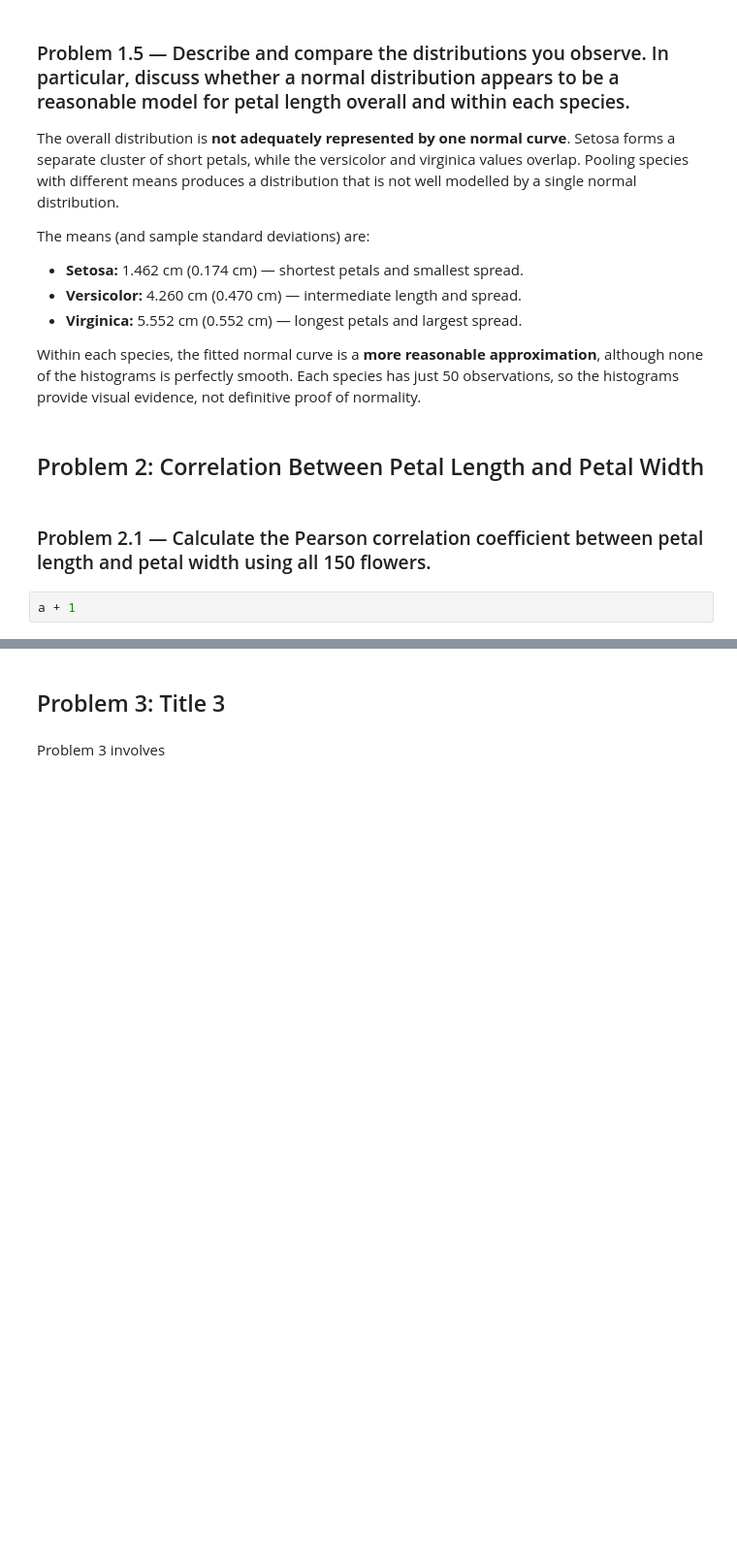
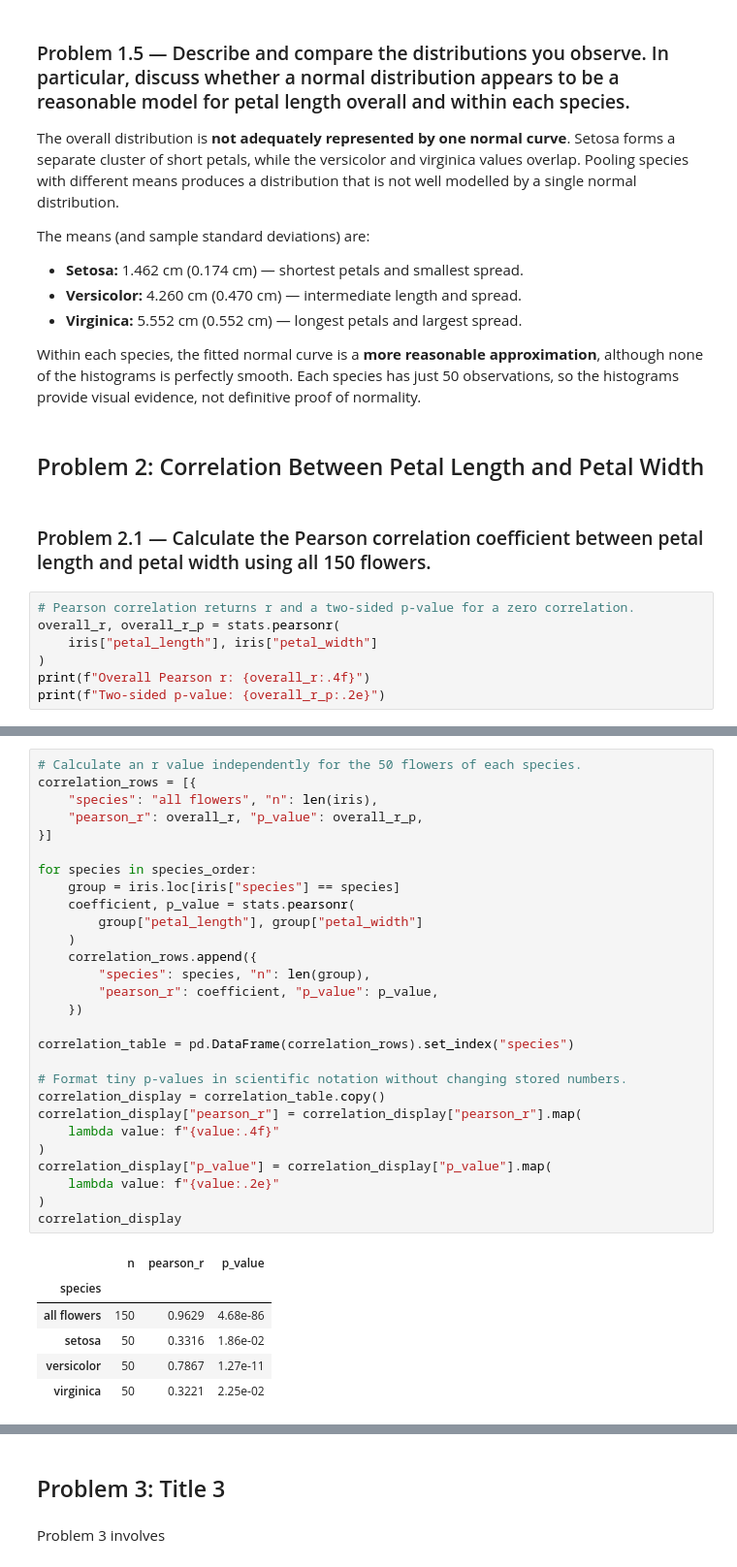
Before and after one commit to HewaOrang/AppStat, a Jupyter notebook: problems.ipynb, the cells around one changed output, grey strips where cells are left out. Shown at 97% size. Cells and saved outputs as stored; diff of their text form; blank space fills up the shorter version.

```diff
--- a/problems.ipynb
+++ b/problems.ipynb
@@ -172,5 +172,10 @@ not definitive proof of normality.
 # %% [markdown]
 ### Problem 2.1 — Calculate the Pearson correlation coefficient between petal length and petal width using all 150 flowers.
 # %%
-a + 1
+# Pearson correlation returns r and a two-sided p-value for a zero correlation.
+overall_r, overall_r_p = stats.pearsonr(
+    iris["petal_length"], iris["petal_width"]
+)
+print(f"Overall Pearson r: {overall_r:.4f}")
+print(f"Two-sided p-value: {overall_r_p:.2e}")
 # %% [output]
@@ -177,0 +211,35 @@ NameError: name 'a' is not defined
+# %%
+# Calculate an r value independently for the 50 flowers of each species.
+correlation_rows = [{
+    "species": "all flowers", "n": len(iris),
+    "pearson_r": overall_r, "p_value": overall_r_p,
+}]
+
+for species in species_order:
+    group = iris.loc[iris["species"] == species]
+    coefficient, p_value = stats.pearsonr(
+        group["petal_length"], group["petal_width"]
+    )
+    correlation_rows.append({
+        "species": species, "n": len(group),
+        "pearson_r": coefficient, "p_value": p_value,
+    })
+
+correlation_table = pd.DataFrame(correlation_rows).set_index("species")
+
+# Format tiny p-values in scientific notation without changing stored numbers.
+correlation_display = correlation_table.copy()
+correlation_display["pearson_r"] = correlation_display["pearson_r"].map(
+    lambda value: f"{value:.4f}"
+)
+correlation_display["p_value"] = correlation_display["p_value"].map(
+    lambda value: f"{value:.2e}"
+)
+correlation_display
+# %% [output]
+|  | n | pearson_r | p_value |
+| species |  |  |  |
+| all flowers | 150 | 0.9629 | 4.68e-86 |
+| setosa | 50 | 0.3316 | 1.86e-02 |
+| versicolor | 50 | 0.7867 | 1.27e-11 |
+| virginica | 50 | 0.3221 | 2.25e-02 |
```
Also changed, not shown: parts of 7 cells of this notebook.
